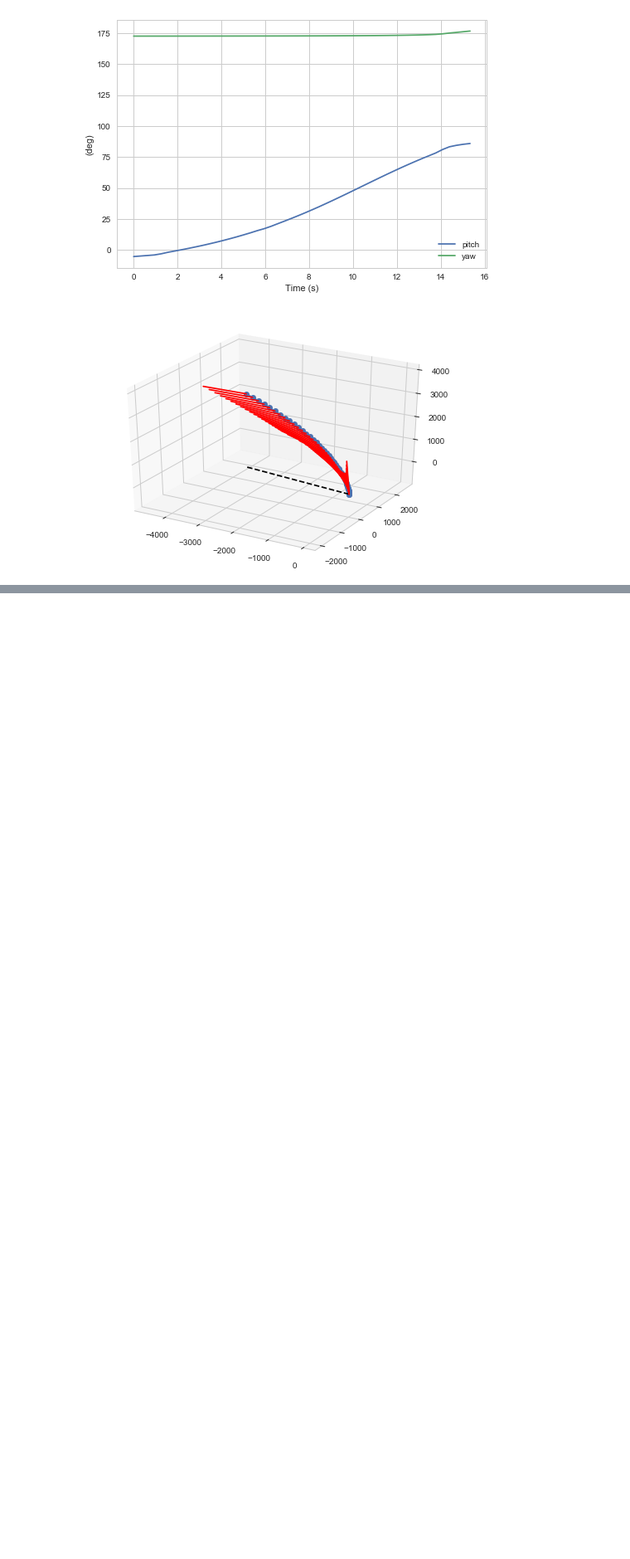
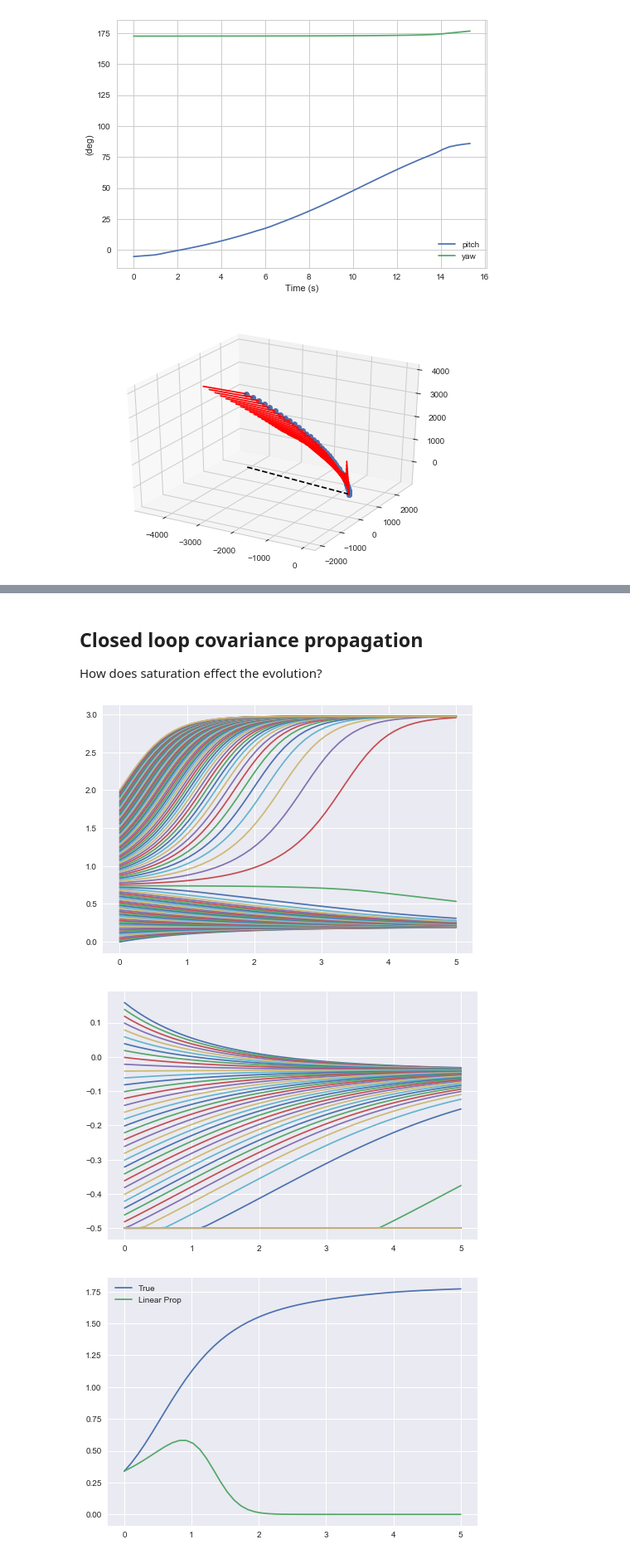
Before and after one commit to CDNoyes/EDL-Py, a Jupyter notebook: ConvexUpdate.ipynb, the cells around one changed output, grey strips where cells are left out. Shown at 83% size. Cells and saved outputs as stored; diff of their text form; code cells hidden in the pictures; blank space fills up the shorter version.

```diff
--- a/ConvexUpdate.ipynb
+++ b/ConvexUpdate.ipynb
@@ -235,0 +249,40 @@ range(3,6)
+# %% [markdown]
+## Closed loop covariance propagation
+How does saturation effect the evolution?
+# %%
+from EntryGuidance.Unscented import Transform
+tf = 5
+
+x0 = np.linspace(0.,2,101)
+t = np.linspace(0, tf, 50)
+
+umax = 0.5
+k = 1.
+U = lambda t,x: np.clip(-np.sin(1)-k*(x-1), -umax, umax)
+f = lambda x,t: np.sin(x)*x + U(t,x)
+fp= lambda p,t,x: 2*p*(np.sin(x(t)) + x(t)*np.cos(x(t)) - k)
+
+x = odeint(f, x0, t)
+x_mean = odeint(f, np.mean(x0), t)
+# x_mean = np.mean(x, axis=1)
+
+u = [U(ti, xi) for ti,xi in zip(t,x.squeeze())]
+P =  np.var(x, axis=1)
+xt = interp1d(t,x_mean, axis=0, bounds_error=False, fill_value=(x_mean[0],x_mean[-1]))
+Plin = odeint(fp, P[0], t, args=(xt,))
+
+plt.figure()
+plt.plot(t,x)
+
+plt.figure()
+plt.plot(t,u)
+
+plt.figure()
+plt.plot(t,P, label='True')
+plt.plot(t,Plin, label='Linear Prop')
+plt.legend()
+plt.show()
+# %% [output]
+[figure, added]
+[figure, added]
+[figure, added]
```
Also changed, not shown: parts of 26 cells of this notebook, 1 other file.
